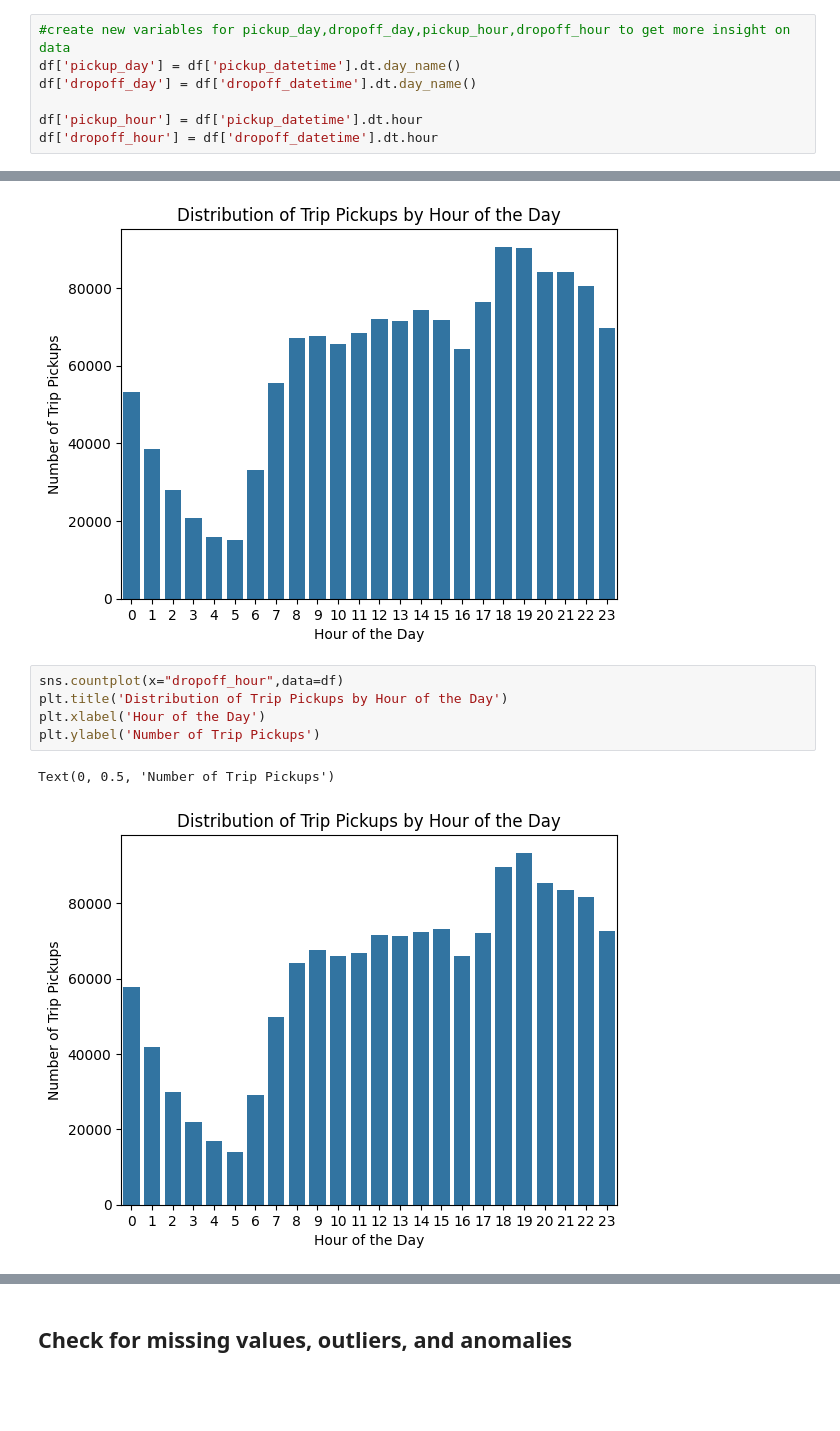
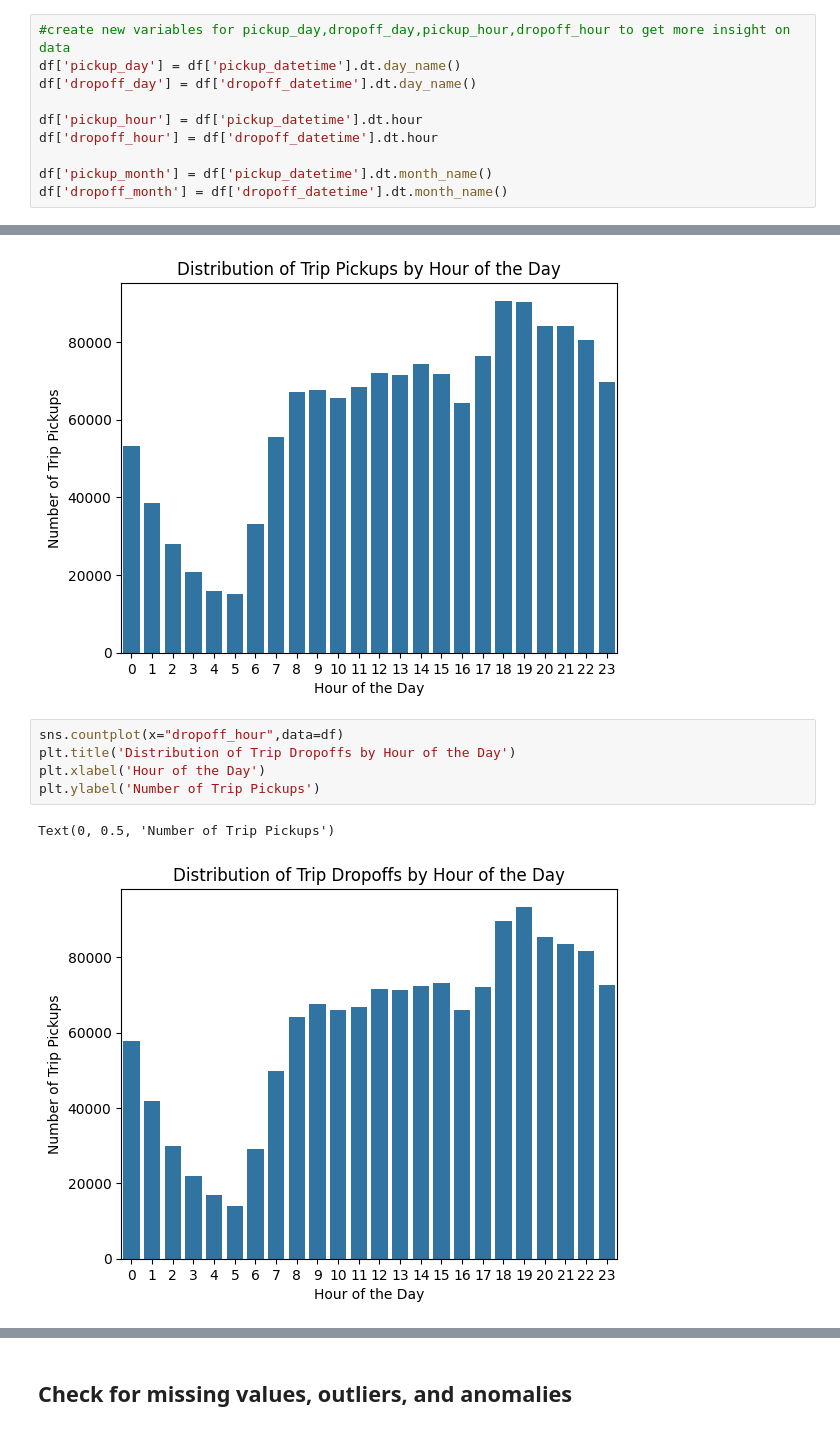
Before and after one commit to charralbert/Taxi_Trip_Duration, a Jupyter notebook: Duplicate.ipynb, the cells around one changed output, grey strips where cells are left out. Saved outputs shown, nothing was run; the diff lists cells and outputs as text; blank space fills up the shorter version.

```diff
--- a/Duplicate.ipynb
+++ b/Duplicate.ipynb
@@ -184,4 +190,7 @@ df['dropoff_day'] = df['dropoff_datetime'].dt.day_name()
 
 df['pickup_hour'] = df['pickup_datetime'].dt.hour
 df['dropoff_hour'] = df['dropoff_datetime'].dt.hour
+
+df['pickup_month'] = df['pickup_datetime'].dt.month_name()
+df['dropoff_month'] = df['dropoff_datetime'].dt.month_name()
 # %% [markdown]
@@ -218,10 +227,10 @@ Text(0, 0.5, 'Number of Trip Pickups')
 [figure]
 # %%
 sns.countplot(x="dropoff_hour",data=df)
-plt.title('Distribution of Trip Pickups by Hour of the Day')
+plt.title('Distribution of Trip Dropoffs by Hour of the Day')
 plt.xlabel('Hour of the Day')
 plt.ylabel('Number of Trip Pickups')
 # %% [output]
 Text(0, 0.5, 'Number of Trip Pickups')
-[figure, old version]
+[figure, new version]
 # %% [markdown]
```
Also changed, not shown: parts of 29 cells of this notebook.
